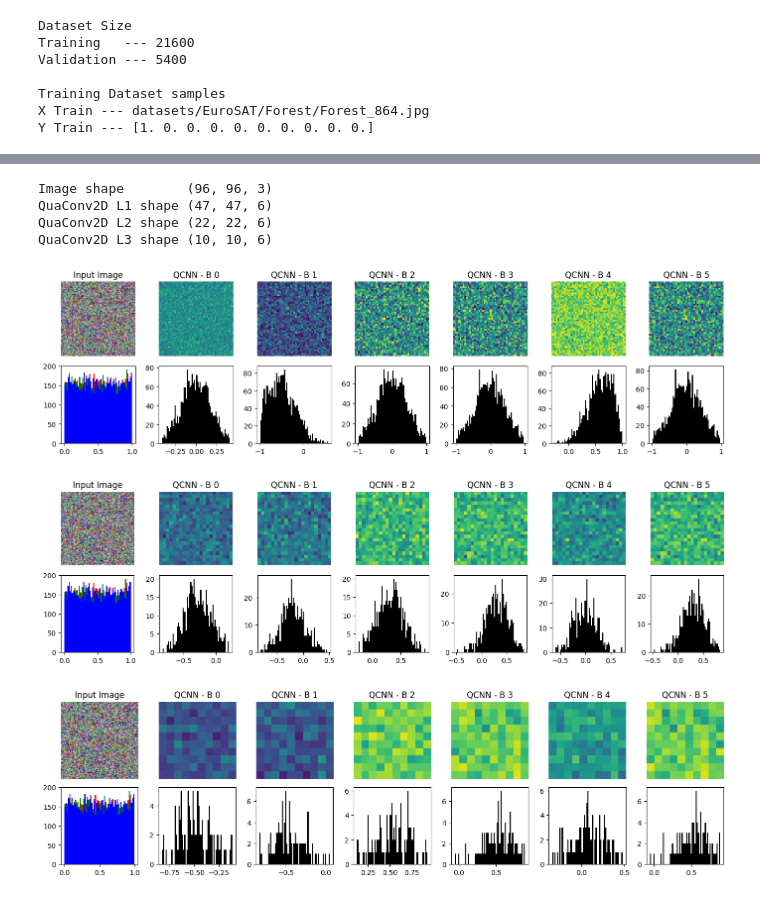
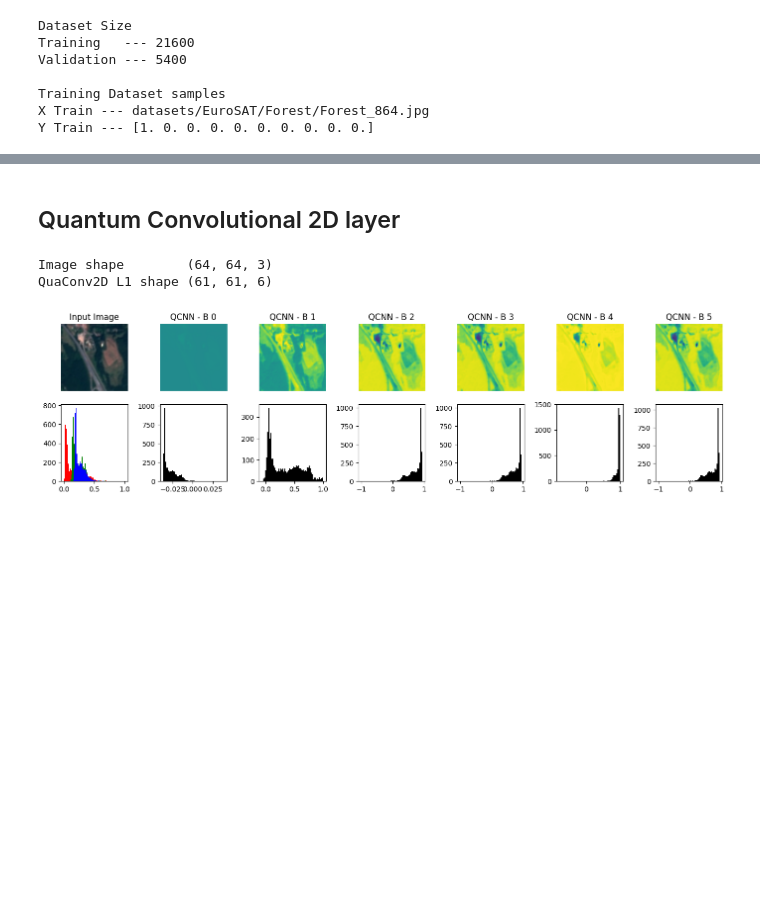
Before and after one commit to alessandrosebastianelli/quanv4eo, a Jupyter notebook: Quantum Convolutional Neural Network.ipynb, the cells around one changed output, grey strips where cells are left out. Saved outputs shown, nothing was run; the diff lists cells and outputs as text; code cells hidden in the pictures; blank space fills up the shorter version.

```diff
--- a/Quantum Convolutional Neural Network.ipynb
+++ b/Quantum Convolutional Neural Network.ipynb
@@ -82,8 +84,8 @@ QUBITS      = 16
 KERNEL_SIZE = 3
 FILTERS     = 6
 N_LAYERS    = 1
-STRIDE      = 2
-NUM_JOBS    = 10
+STRIDE      = 1
+NUM_JOBS    = 16
 # %%
 circuit = ry_random(QUBITS, KERNEL_SIZE, FILTERS, N_LAYERS)
 # %%
@@ -106,6 +108,8 @@ print(drawer(np.random.rand(QUBITS)))
 13: ───────────├RandomLayers(M0)─┤
 14: ───────────├RandomLayers(M0)─┤
 15: ───────────╰RandomLayers(M0)─┤
+# %% [markdown]
+## Quantum Convolutional 2D layer
 # %%
 conv1 = QConv2D(
     ry_random(QUBITS, KERNEL_SIZE, FILTERS, N_LAYERS),
@@ -131,26 +121,14 @@ conv3 = QConv2D(
 # %%
-#img = np.zeros((64,64,3))
-#img[16:48, 16:48, :] = np.ones((48-16, 48-16, 3))
-
-img = np.random.rand(96,96,3)
+(x, y) = next(iter(datareader.generator((x_train, y_train), 1, (64,64,3))))
+img = x[0]
 out1 = conv1.apply(img, verbose = True)
-out2 = conv2.apply(out1, verbose = True)
-out3 = conv2.apply(out2, verbose = True)
 # %%
 print('Image shape       ', img.shape)
 print('QuaConv2D L1 shape', out1.shape)
-print('QuaConv2D L2 shape', out2.shape)
-print('QuaConv2D L3 shape', out3.shape)
 # %% [output]
-Image shape        (96, 96, 3)
-QuaConv2D L1 shape (47, 47, 6)
-QuaConv2D L2 shape (22, 22, 6)
-QuaConv2D L3 shape (10, 10, 6)
+Image shape        (64, 64, 3)
+QuaConv2D L1 shape (61, 61, 6)
 # %%
 plot_result(img, out1)
-plot_result(img, out2)
-plot_result(img, out3)
 # %% [output]
-[figure, old version]
+[figure, new version]
-[figure, removed]
-[figure, removed]
```
Also changed, not shown: parts of 4 cells of this notebook, 1 other file.
